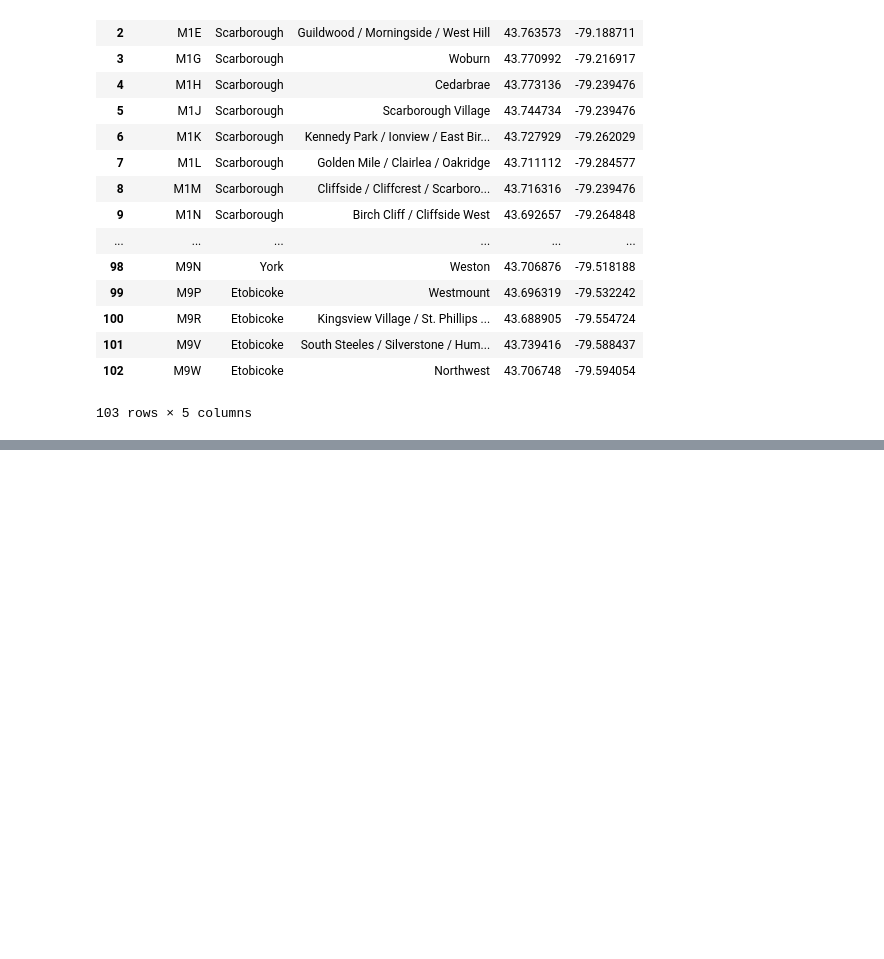
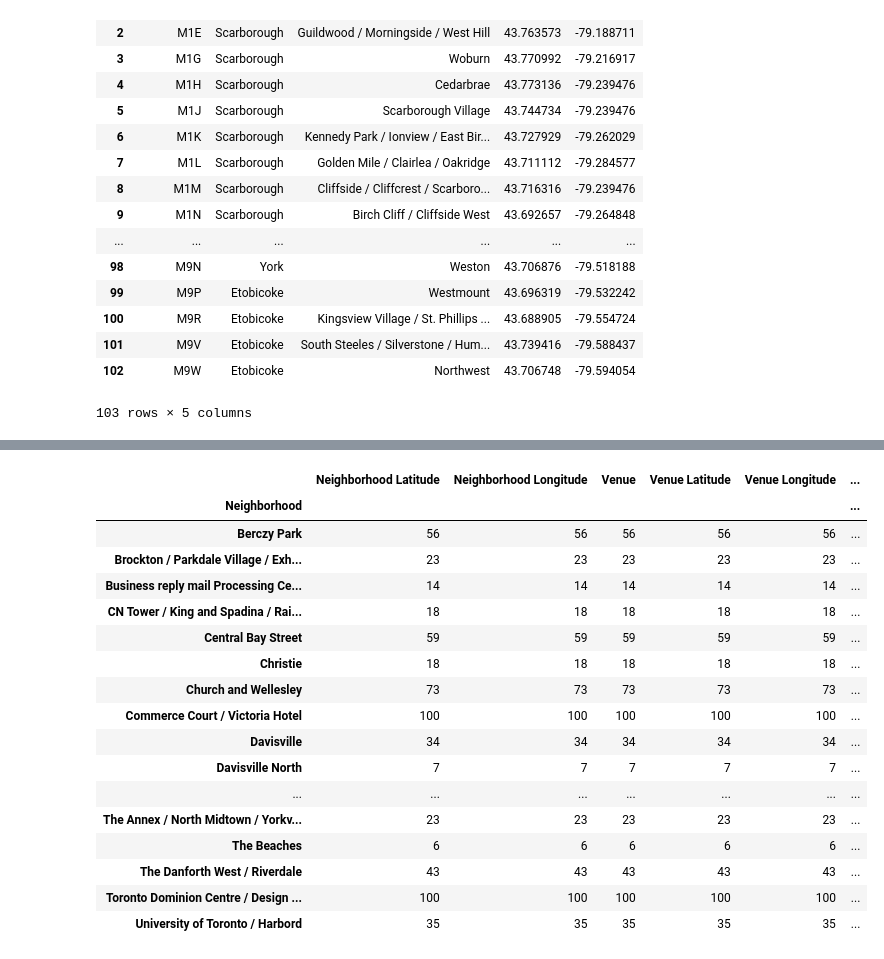
Before and after one commit to abhijatgoyal/capstone_project_IBMdatasciences_specialization, a Jupyter notebook: capstone_project_jupyter_notebook.ipynb, the cells around one changed output, grey strips where cells are left out. Drawn from its saved outputs; the diff is of its cells as text; code cells hidden in the pictures; blank space fills up the shorter version.

```diff
--- a/capstone_project_jupyter_notebook.ipynb
+++ b/capstone_project_jupyter_notebook.ipynb
@@ -186,0 +244,17 @@ final_df
+# %%
+map_toronto = folium.Map(location=[latitude, longitude], zoom_start=11)
+
+# add markers to map
+for lat, lng, label in zip(toronto_data['Latitude'], toronto_data['Longitude'], toronto_data['Neighborhood']):
+    label = folium.Popup(label, parse_html=True)
+    folium.CircleMarker(
+        [lat, lng],
+        radius=5,
+        popup=label,
+        color='blue',
+        fill=True,
+        fill_color='#3186cc',
+        fill_opacity=0.7,
+        parse_html=False).add_to(map_toronto)
+
+map_toronto
@@ -186,0 +353,21 @@ final_df
+# %%
+toronto_venues.groupby('Neighborhood').count()
+# %% [output]
+|  | Neighborhood Latitude | Neighborhood Longitude | Venue | Venue Latitude | Venue Longitude | ... |
+| Neighborhood |  |  |  |  |  | ... |
+| Berczy Park | 56 | 56 | 56 | 56 | 56 | ... |
+| Brockton / Parkdale Village / Exh... | 23 | 23 | 23 | 23 | 23 | ... |
+| Business reply mail Processing Ce... | 14 | 14 | 14 | 14 | 14 | ... |
+| CN Tower / King and Spadina / Rai... | 18 | 18 | 18 | 18 | 18 | ... |
+| Central Bay Street | 59 | 59 | 59 | 59 | 59 | ... |
+| Christie | 18 | 18 | 18 | 18 | 18 | ... |
+| Church and Wellesley | 73 | 73 | 73 | 73 | 73 | ... |
+| Commerce Court / Victoria Hotel | 100 | 100 | 100 | 100 | 100 | ... |
+| Davisville | 34 | 34 | 34 | 34 | 34 | ... |
+| Davisville North | 7 | 7 | 7 | 7 | 7 | ... |
+| ... | ... | ... | ... | ... | ... | ... |
+| The Annex / North Midtown / Yorkv... | 23 | 23 | 23 | 23 | 23 | ... |
+| The Beaches | 6 | 6 | 6 | 6 | 6 | ... |
+| The Danforth West / Riverdale | 43 | 43 | 43 | 43 | 43 | ... |
+| Toronto Dominion Centre / Design ... | 100 | 100 | 100 | 100 | 100 | ... |
+| University of Toronto / Harbord | 35 | 35 | 35 | 35 | 35 | ... |
```
Also changed, not shown: parts of 21 cells of this notebook.
